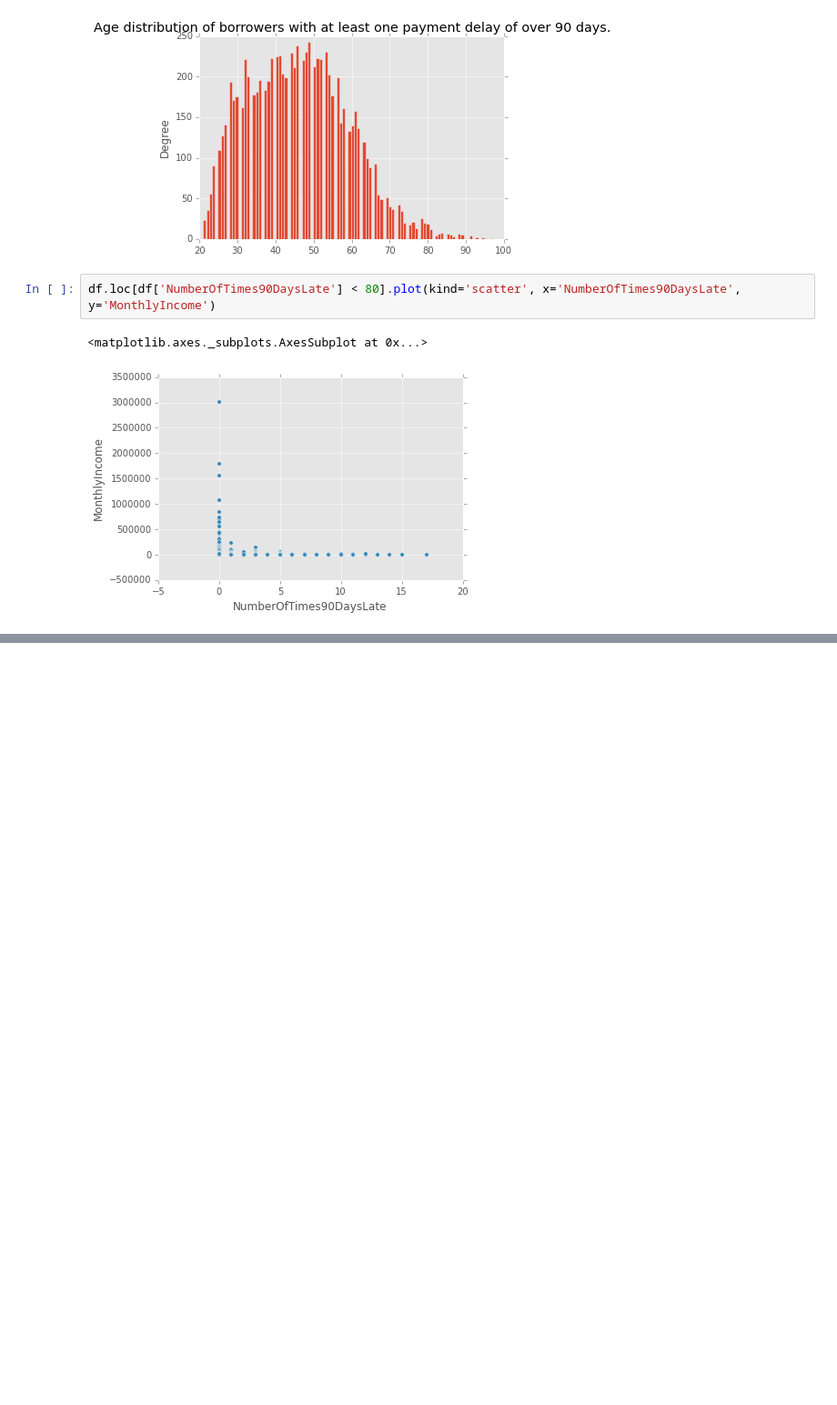
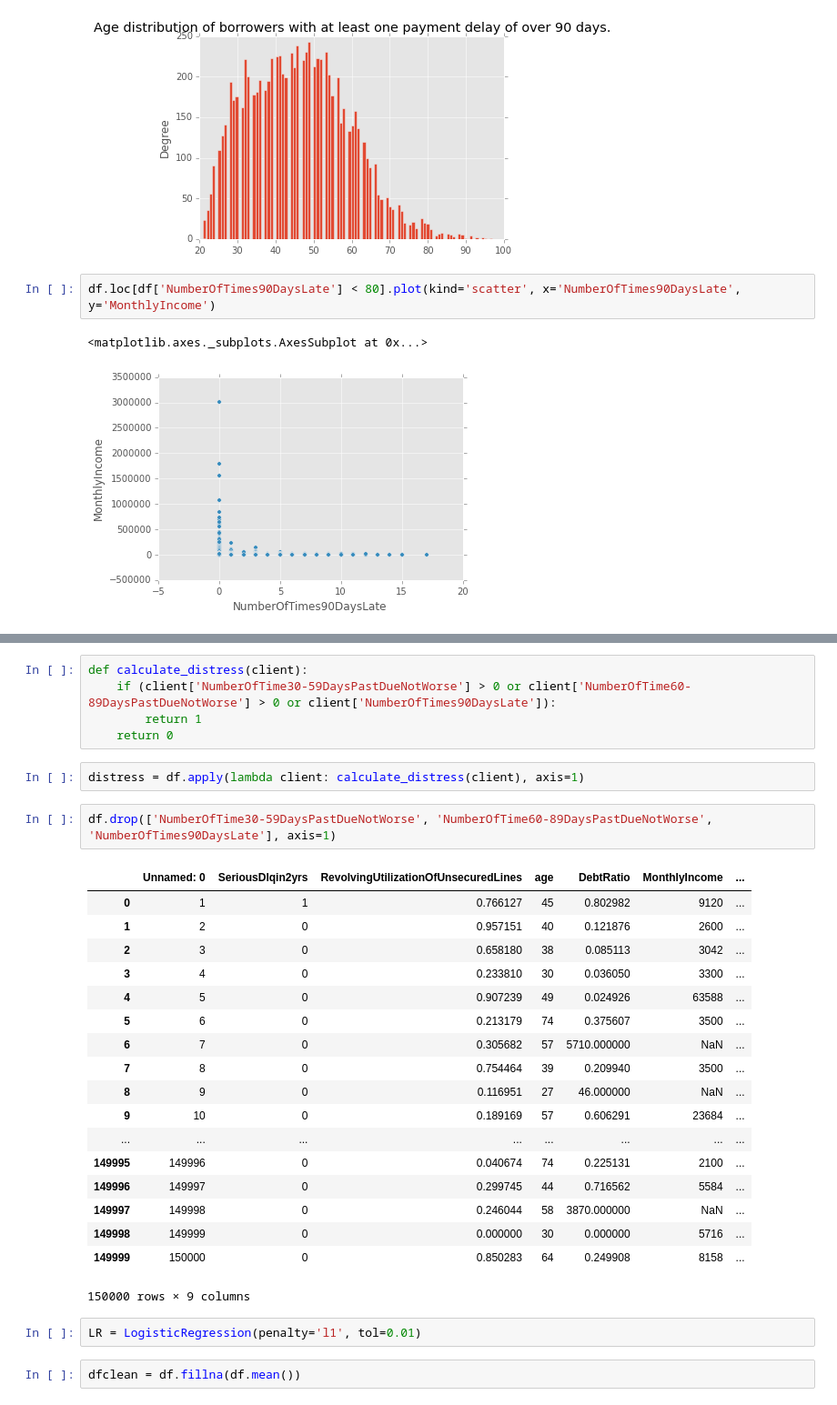
Before and after one commit to roechi/machine_learning_assignment, a Jupyter notebook: beleg2/analysis.ipynb, the cells around one changed output, grey strips where cells are left out. Shown: that part at 91% size. Saved outputs shown, nothing was run; the diff lists cells and outputs as text; blank space fills up the shorter version.

Commit message:
First logistic regression. AUC at 0.8039401460550808

```diff
--- a/beleg2/analysis.ipynb
+++ b/beleg2/analysis.ipynb
@@ -147,0 +136,32 @@ df.loc[df['MonthlyIncome'] < 20000]
+# %%
+def calculate_distress(client):
+    if (client['NumberOfTime30-59DaysPastDueNotWorse'] > 0 or client['NumberOfTime60-89DaysPastDueNotWorse'] > 0 or client['NumberOfTimes90DaysLate']):
+        return 1
+    return 0
+# %%
+distress = df.apply(lambda client: calculate_distress(client), axis=1)
+# %%
+df.drop(['NumberOfTime30-59DaysPastDueNotWorse', 'NumberOfTime60-89DaysPastDueNotWorse', 'NumberOfTimes90DaysLate'], axis=1)
+# %% [output]
+|  | Unnamed: 0 | SeriousDlqin2yrs | RevolvingUtilizationOfUnsecuredLines | age | DebtRatio | MonthlyIncome | ... |
+| 0 | 1 | 1 | 0.766127 | 45 | 0.802982 | 9120 | ... |
+| 1 | 2 | 0 | 0.957151 | 40 | 0.121876 | 2600 | ... |
+| 2 | 3 | 0 | 0.658180 | 38 | 0.085113 | 3042 | ... |
+| 3 | 4 | 0 | 0.233810 | 30 | 0.036050 | 3300 | ... |
+| 4 | 5 | 0 | 0.907239 | 49 | 0.024926 | 63588 | ... |
+| 5 | 6 | 0 | 0.213179 | 74 | 0.375607 | 3500 | ... |
+| 6 | 7 | 0 | 0.305682 | 57 | 5710.000000 | NaN | ... |
+| 7 | 8 | 0 | 0.754464 | 39 | 0.209940 | 3500 | ... |
+| 8 | 9 | 0 | 0.116951 | 27 | 46.000000 | NaN | ... |
+| 9 | 10 | 0 | 0.189169 | 57 | 0.606291 | 23684 | ... |
+| ... | ... | ... | ... | ... | ... | ... | ... |
+| 149995 | 149996 | 0 | 0.040674 | 74 | 0.225131 | 2100 | ... |
+| 149996 | 149997 | 0 | 0.299745 | 44 | 0.716562 | 5584 | ... |
+| 149997 | 149998 | 0 | 0.246044 | 58 | 3870.000000 | NaN | ... |
+| 149998 | 149999 | 0 | 0.000000 | 30 | 0.000000 | 5716 | ... |
+| 149999 | 150000 | 0 | 0.850283 | 64 | 0.249908 | 8158 | ... |
+150000 rows × 9 columns
+# %%
+LR = LogisticRegression(penalty='l1', tol=0.01)
+# %%
+dfclean = df.fillna(df.mean())
```
Also changed, not shown: parts of 13 cells of this notebook, 2 other files.
